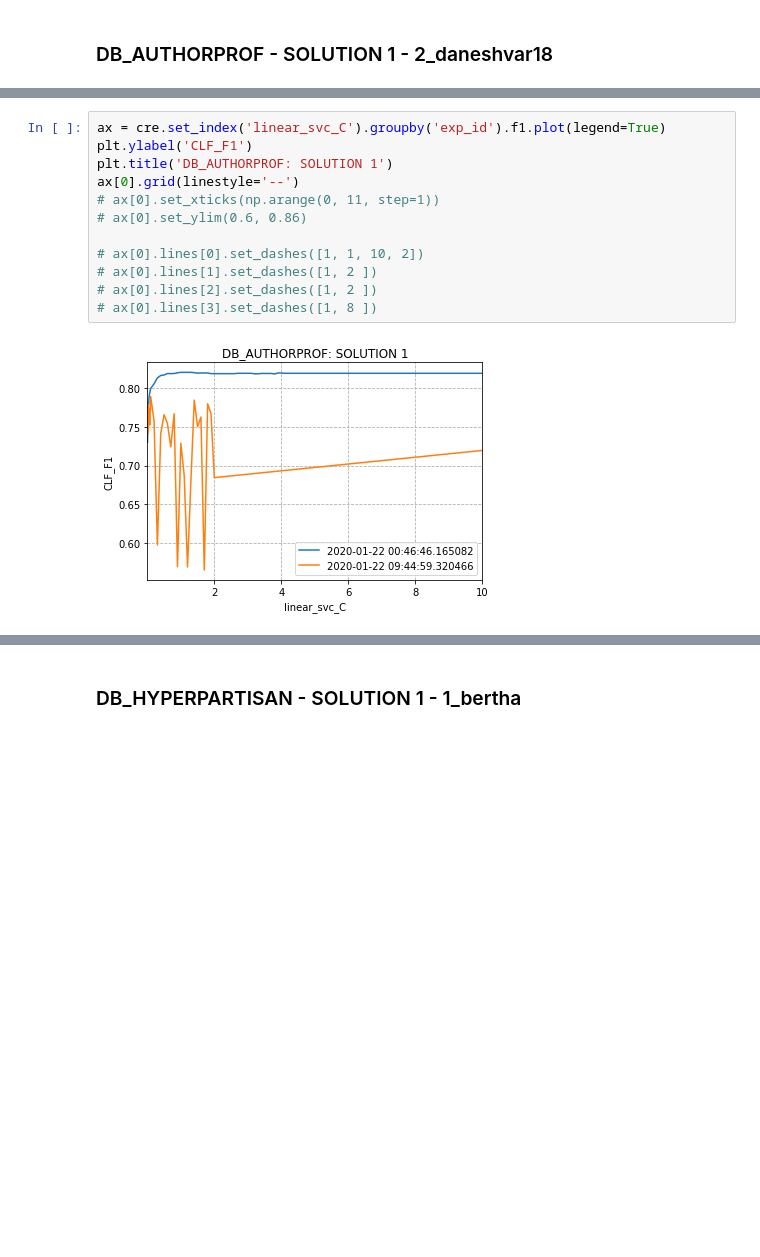
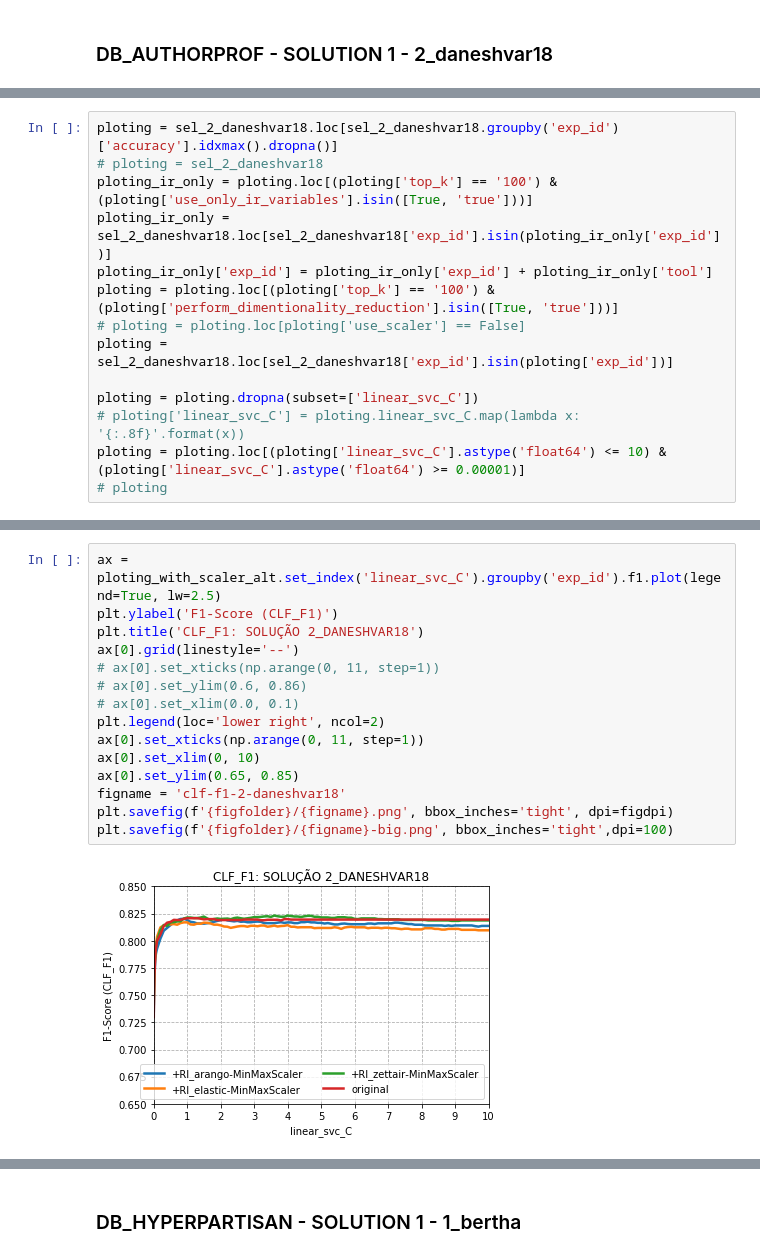
Before and after one commit to ruanmed/tcc-ii-ir-features-text-mining, a Jupyter notebook: tool-testing/results.ipynb, the cells around one changed output, grey strips where cells are left out. Drawn from its saved outputs; the diff is of its cells as text; blank space fills up the shorter version.

```diff
--- a/tool-testing/results.ipynb
+++ b/tool-testing/results.ipynb
@@ -141,0 +344,14 @@ cre
+# %%
+ploting = sel_2_daneshvar18.loc[sel_2_daneshvar18.groupby('exp_id')['accuracy'].idxmax().dropna()]
+# ploting = sel_2_daneshvar18
+ploting_ir_only = ploting.loc[(ploting['top_k'] == '100') & (ploting['use_only_ir_variables'].isin([True, 'true']))]
+ploting_ir_only = sel_2_daneshvar18.loc[sel_2_daneshvar18['exp_id'].isin(ploting_ir_only['exp_id'])]
+ploting_ir_only['exp_id'] = ploting_ir_only['exp_id'] + ploting_ir_only['tool']
+ploting = ploting.loc[(ploting['top_k'] == '100') & (ploting['perform_dimentionality_reduction'].isin([True, 'true']))]
+# ploting = ploting.loc[ploting['use_scaler'] == False]
+ploting = sel_2_daneshvar18.loc[sel_2_daneshvar18['exp_id'].isin(ploting['exp_id'])]
+
+ploting = ploting.dropna(subset=['linear_svc_C'])
+# ploting['linear_svc_C'] = ploting.linear_svc_C.map(lambda x: '{:.8f}'.format(x))
+ploting = ploting.loc[(ploting['linear_svc_C'].astype('float64') <= 10) & (ploting['linear_svc_C'].astype('float64') >= 0.00001)]
+# ploting
@@ -142,14 +424,17 @@ cre
 # %%
-ax = cre.set_index('linear_svc_C').groupby('exp_id').f1.plot(legend=True)
-plt.ylabel('CLF_F1')
-plt.title('DB_AUTHORPROF: SOLUTION 1')
+ax = ploting_with_scaler_alt.set_index('linear_svc_C').groupby('exp_id').f1.plot(legend=True, lw=2.5)
+plt.ylabel('F1-Score (CLF_F1)')
+plt.title('CLF_F1: SOLUÇÃO 2_DANESHVAR18')
 ax[0].grid(linestyle='--')
 # ax[0].set_xticks(np.arange(0, 11, step=1))
 # ax[0].set_ylim(0.6, 0.86)
-
-# ax[0].lines[0].set_dashes([1, 1, 10, 2])
-# ax[0].lines[1].set_dashes([1, 2 ])
-# ax[0].lines[2].set_dashes([1, 2 ])
-# ax[0].lines[3].set_dashes([1, 8 ])
+# ax[0].set_xlim(0.0, 0.1)
+plt.legend(loc='lower right', ncol=2)
+ax[0].set_xticks(np.arange(0, 11, step=1))
+ax[0].set_xlim(0, 10)
+ax[0].set_ylim(0.65, 0.85)
+figname = 'clf-f1-2-daneshvar18'
+plt.savefig(f'{figfolder}/{figname}.png', bbox_inches='tight', dpi=figdpi)
+plt.savefig(f'{figfolder}/{figname}-big.png', bbox_inches='tight',dpi=100)
 # %% [output]
-[figure, old version]
+[figure, new version]
```
Also changed, not shown: parts of 49 cells of this notebook, 6 other files.
